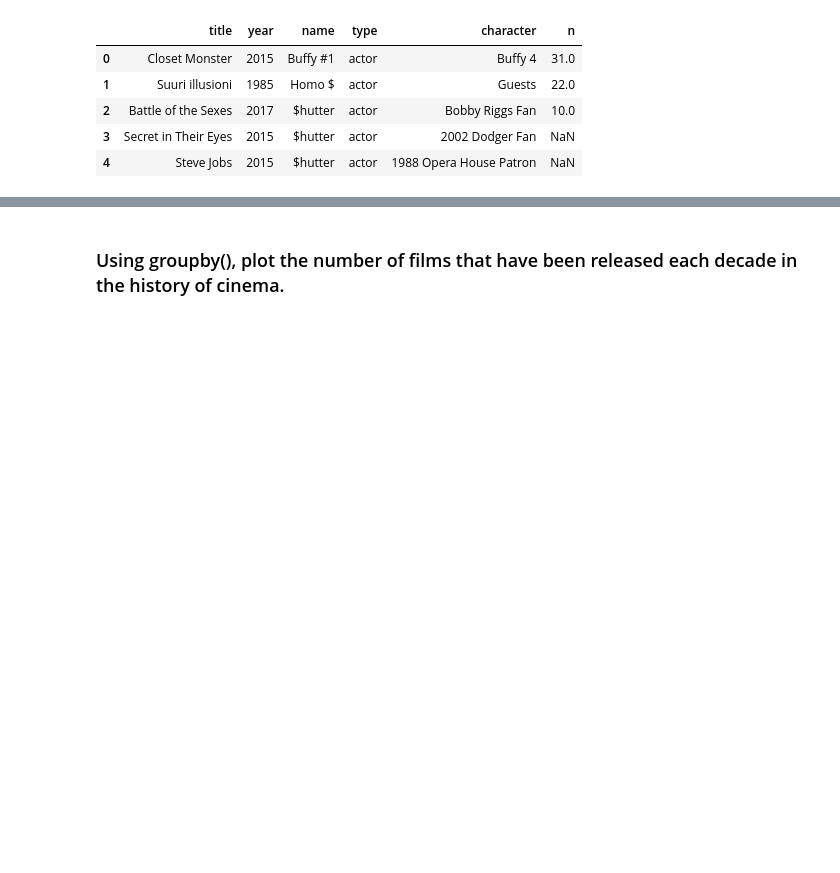
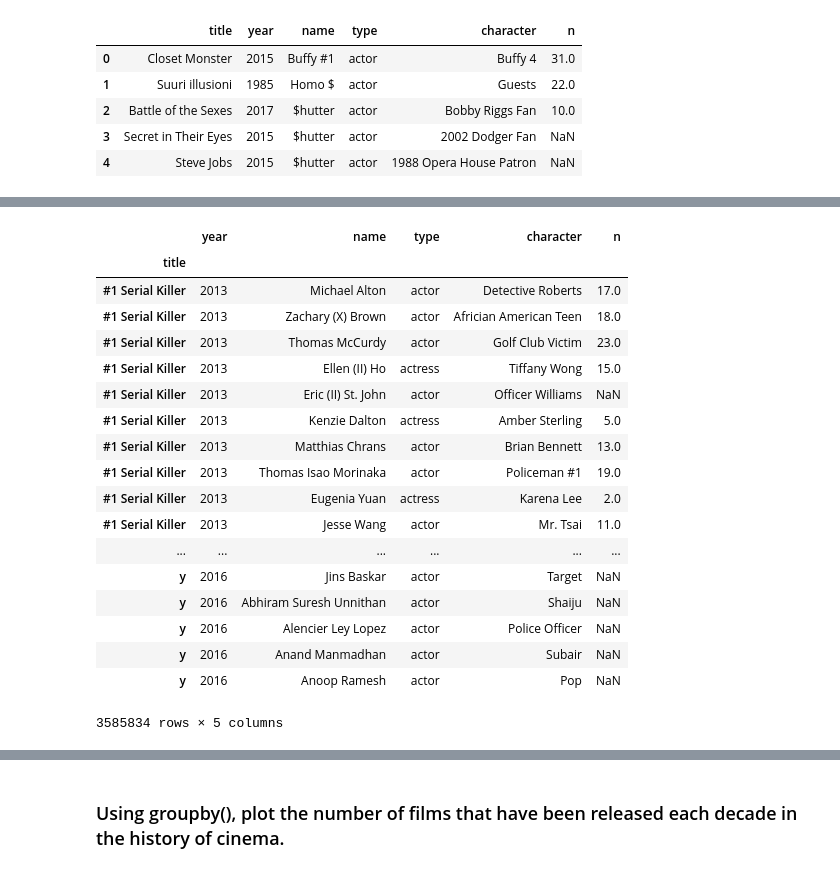
Before and after one commit to mdos/pycon-pandas-tutorial, a Jupyter notebook: Exercises-3.ipynb, the cells around one changed output, grey strips where cells are left out. Drawn from its saved outputs; the diff is of its cells as text; code cells hidden in the pictures; blank space fills up the shorter version.

```diff
--- a/Exercises-3.ipynb
+++ b/Exercises-3.ipynb
@@ -27,0 +58,3 @@ cast.head()
+# %%
+%%time
+c = cast.set_index(['title'])     # set index sets the index to the title column
@@ -27,0 +86,23 @@ cast.head()
+# %%
+# let's sort the index!
+c.sort_index()
+# %% [output]
+|  | year | name | type | character | n |
+| title |  |  |  |  |  |
+| #1 Serial Killer | 2013 | Michael Alton | actor | Detective Roberts | 17.0 |
+| #1 Serial Killer | 2013 | Zachary (X) Brown | actor | Africian American Teen | 18.0 |
+| #1 Serial Killer | 2013 | Thomas McCurdy | actor | Golf Club Victim | 23.0 |
+| #1 Serial Killer | 2013 | Ellen (II) Ho | actress | Tiffany Wong | 15.0 |
+| #1 Serial Killer | 2013 | Eric (II) St. John | actor | Officer Williams | NaN |
+| #1 Serial Killer | 2013 | Kenzie Dalton | actress | Amber Sterling | 5.0 |
+| #1 Serial Killer | 2013 | Matthias Chrans | actor | Brian Bennett | 13.0 |
+| #1 Serial Killer | 2013 | Thomas Isao Morinaka | actor | Policeman #1 | 19.0 |
+| #1 Serial Killer | 2013 | Eugenia Yuan | actress | Karena Lee | 2.0 |
+| #1 Serial Killer | 2013 | Jesse Wang | actor | Mr. Tsai | 11.0 |
+| ... | ... | ... | ... | ... | ... |
+| y | 2016 | Jins Baskar | actor | Target | NaN |
+| y | 2016 | Abhiram Suresh Unnithan | actor | Shaiju | NaN |
+| y | 2016 | Alencier Ley Lopez | actor | Police Officer | NaN |
+| y | 2016 | Anand Manmadhan | actor | Subair | NaN |
+| y | 2016 | Anoop Ramesh | actor | Pop | NaN |
+3585834 rows × 5 columns
```
Also changed, not shown: parts of 6 cells of this notebook.
